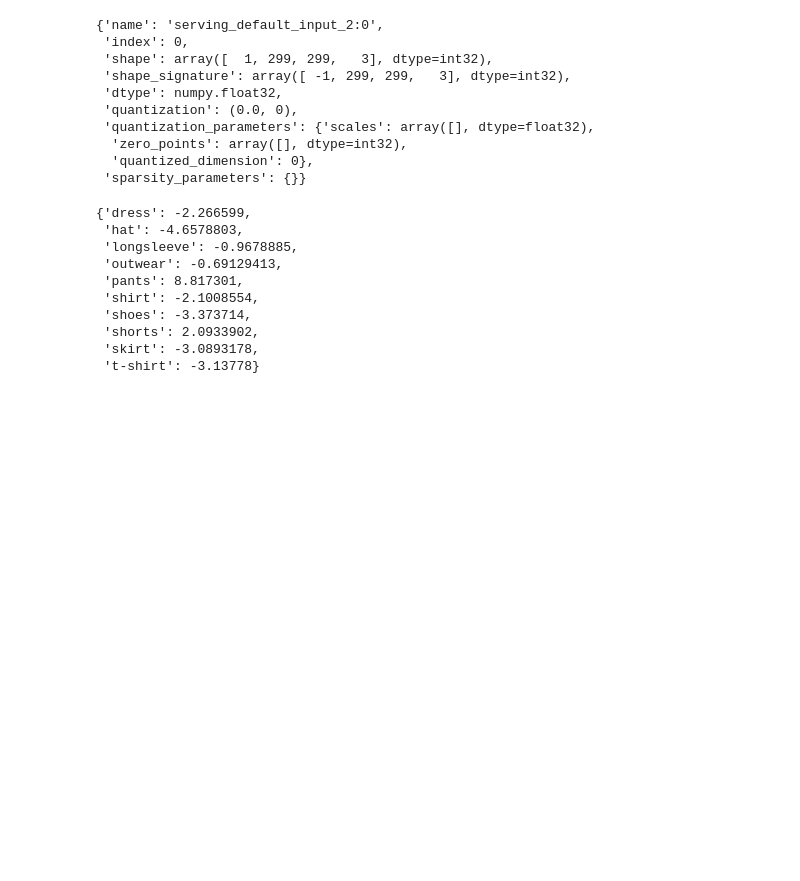
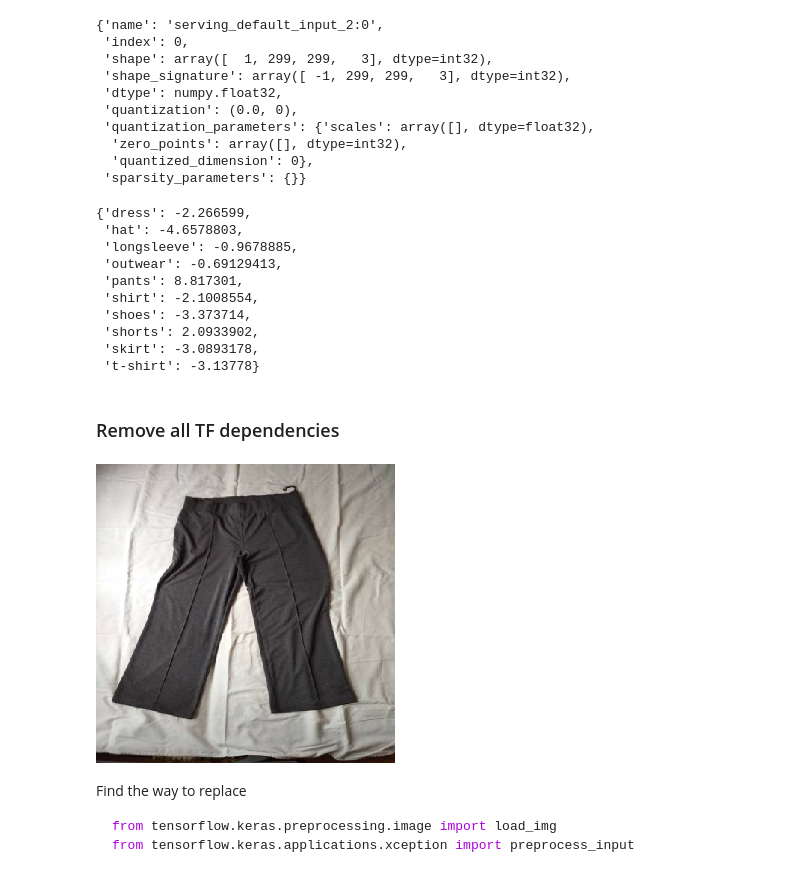
Before and after one commit to nadia-paz/ML-Zoomcamp, a Jupyter notebook: week9/tf_lite.ipynb, the cells around one changed output. Saved outputs shown, nothing was run; the diff lists cells and outputs as text; code cells hidden in the pictures; blank space fills up the shorter version.

````diff
--- a/week9/tf_lite.ipynb
+++ b/week9/tf_lite.ipynb
@@ -173,3 +173,5 @@ dict(zip(classes, preds[0]))
  'shorts': 2.0933902,
  'skirt': -3.0893178,
  't-shirt': -3.13778}
+# %% [markdown]
+### Remove all TF dependencies
@@ -175,0 +180,14 @@ dict(zip(classes, preds[0]))
+# %%
+with Image.open('pants.jpg') as img:
+    img = img.resize((299, 299), Image.Resampling.NEAREST)
+# %%
+img
+# %% [output]
+[figure, added]
+# %% [markdown]
+Find the way to replace
+
+```python
+from tensorflow.keras.preprocessing.image import load_img
+from tensorflow.keras.applications.xception import preprocess_input
+```
````
Also changed, not shown: parts of 22 cells of this notebook, 1 other file.
